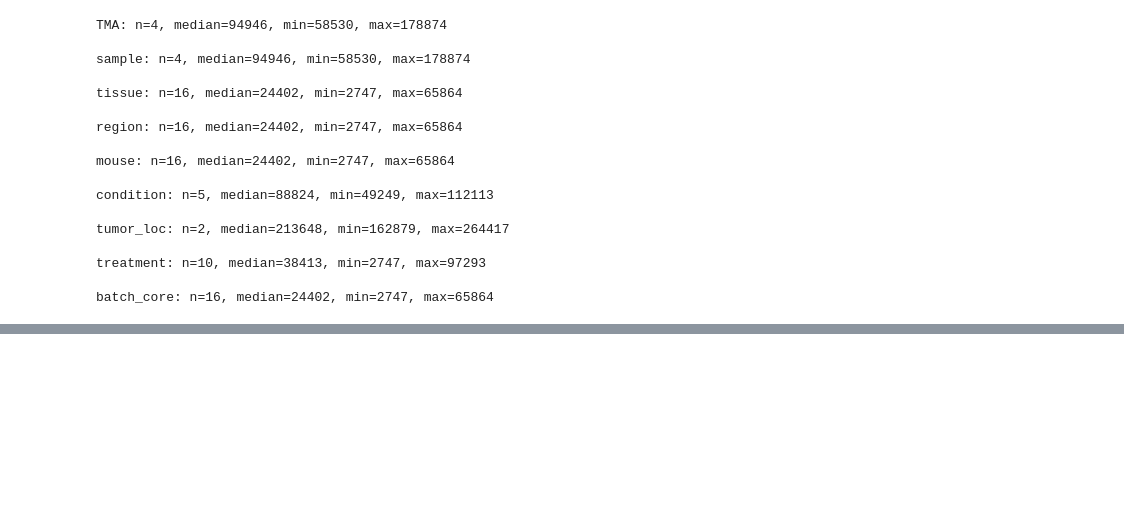
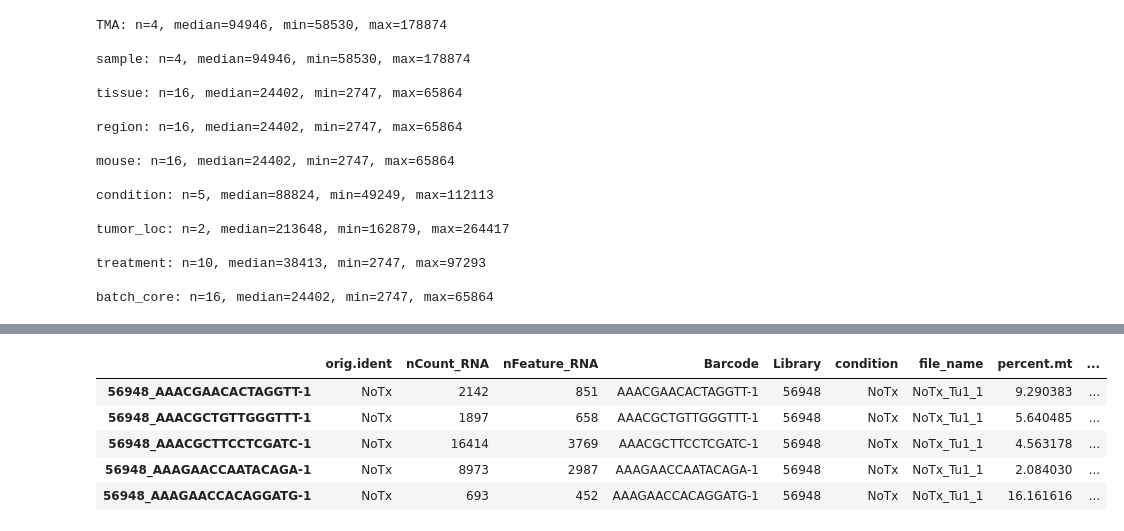
Before and after one commit to Li-Lab-COH/Spatial_CAR_T, a Jupyter notebook: CellTypeAnnotation/Cell2location_testing.ipynb, the cells around one changed output, grey strips where cells are left out. Drawn from its saved outputs; the diff is of its cells as text; code cells hidden in the pictures; blank space fills up the shorter version.

```diff
--- a/CellTypeAnnotation/Cell2location_testing.ipynb
+++ b/CellTypeAnnotation/Cell2location_testing.ipynb
@@ -169,0 +197,9 @@ batch_core: n=16, median=24402, min=2747, max=65864
+# %%
+adata_ref_c2l_model.obs.head()
+# %% [output]
+|  | orig.ident | nCount_RNA | nFeature_RNA | Barcode | Library | condition | file_name | percent.mt | ... |
+| 56948_AAACGAACACTAGGTT-1 | NoTx | 2142 | 851 | AAACGAACACTAGGTT-1 | 56948 | NoTx | NoTx_Tu1_1 | 9.290383 | ... |
+| 56948_AAACGCTGTTGGGTTT-1 | NoTx | 1897 | 658 | AAACGCTGTTGGGTTT-1 | 56948 | NoTx | NoTx_Tu1_1 | 5.640485 | ... |
+| 56948_AAACGCTTCCTCGATC-1 | NoTx | 16414 | 3769 | AAACGCTTCCTCGATC-1 | 56948 | NoTx | NoTx_Tu1_1 | 4.563178 | ... |
+| 56948_AAAGAACCAATACAGA-1 | NoTx | 8973 | 2987 | AAAGAACCAATACAGA-1 | 56948 | NoTx | NoTx_Tu1_1 | 2.084030 | ... |
+| 56948_AAAGAACCACAGGATG-1 | NoTx | 693 | 452 | AAAGAACCACAGGATG-1 | 56948 | NoTx | NoTx_Tu1_1 | 16.161616 | ... |
```
Also changed, not shown: parts of 42 cells of this notebook, 1 other file.
